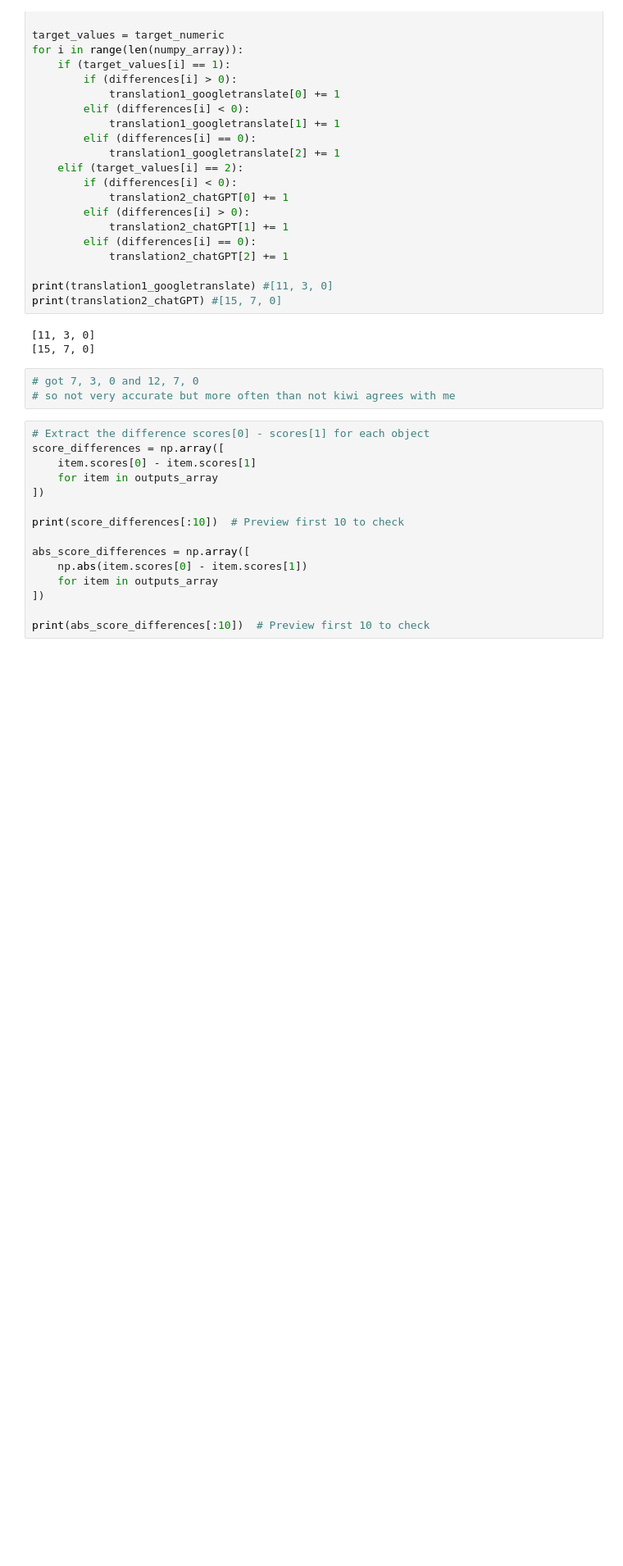
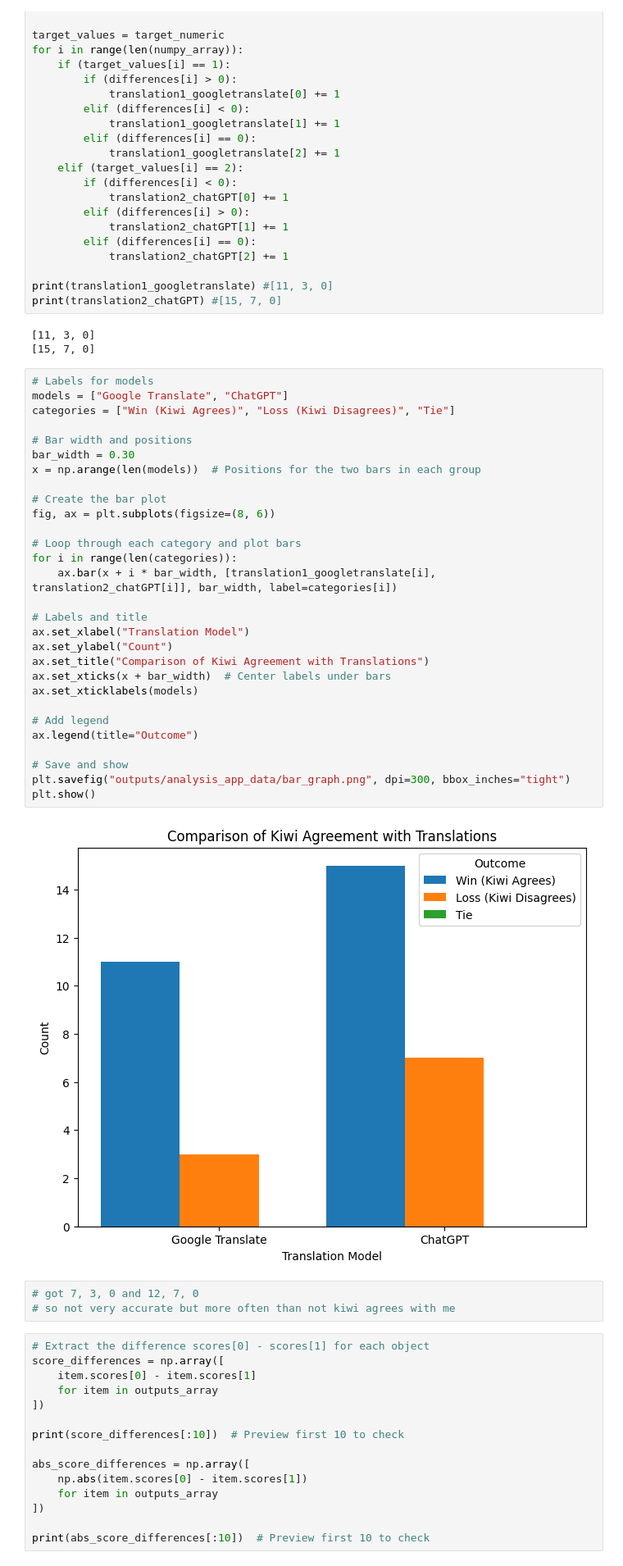
Before and after one commit to antoinevilain001/translation_thesis, a Jupyter notebook: translation_analysis/analysis1/analysis_app_data.ipynb, the cells around one changed output. Shown at 82% size. Drawn from its saved outputs; the diff is of its cells as text; blank space fills up the shorter version.

Commit message:
added a bar graph

```diff
--- a/translation_analysis/analysis1/analysis_app_data.ipynb
+++ b/translation_analysis/analysis1/analysis_app_data.ipynb
@@ -214,6 +214,37 @@ print(translation2_chatGPT) #[15, 7, 0]
 # %% [output]
 [11, 3, 0]
 [15, 7, 0]
+# %%
+# Labels for models
+models = ["Google Translate", "ChatGPT"]
+categories = ["Win (Kiwi Agrees)", "Loss (Kiwi Disagrees)", "Tie"]
+
+# Bar width and positions
+bar_width = 0.30
+x = np.arange(len(models))  # Positions for the two bars in each group
+
+# Create the bar plot
+fig, ax = plt.subplots(figsize=(8, 6))
+
+# Loop through each category and plot bars
+for i in range(len(categories)):
+    ax.bar(x + i * bar_width, [translation1_googletranslate[i], translation2_chatGPT[i]], bar_width, label=categories[i])
+
+# Labels and title
+ax.set_xlabel("Translation Model")
+ax.set_ylabel("Count")
+ax.set_title("Comparison of Kiwi Agreement with Translations")
+ax.set_xticks(x + bar_width)  # Center labels under bars
+ax.set_xticklabels(models)
+
+# Add legend
+ax.legend(title="Outcome")
+
+# Save and show
+plt.savefig("outputs/analysis_app_data/bar_graph.png", dpi=300, bbox_inches="tight")
+plt.show()
+# %% [output]
+[figure, added]
 # %%
 # got 7, 3, 0 and 12, 7, 0
 # so not very accurate but more often than not kiwi agrees with me
```
Also changed, not shown: 1 other file.
